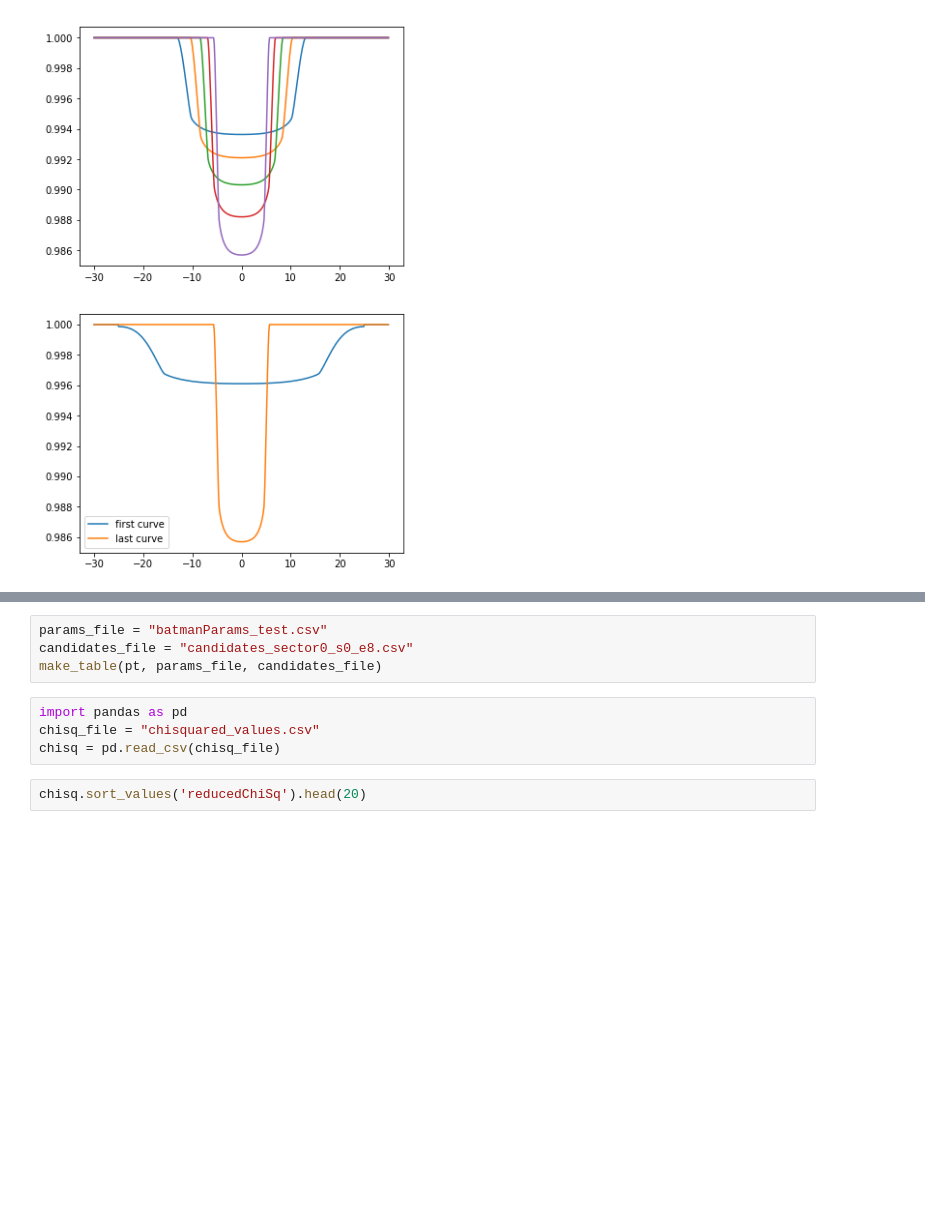
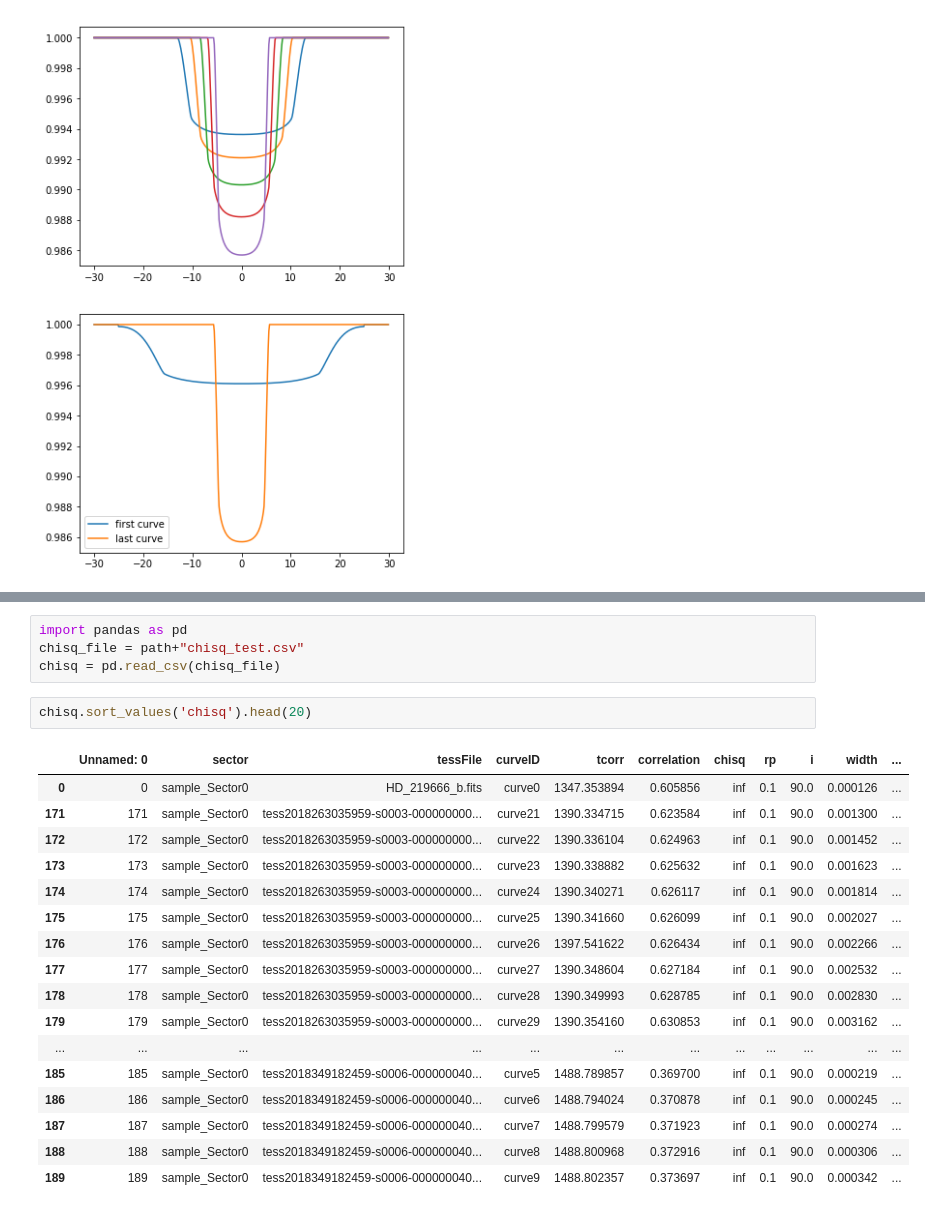
Before and after one commit to cjtu/tess_batman, a Jupyter notebook: code/master_notebook_new.ipynb, the cells around one changed output, grey strips where cells are left out. Saved outputs shown, nothing was run; the diff lists cells and outputs as text; blank space fills up the shorter version.

Commit message:
Update chisq function

```diff
--- a/code/master_notebook_new.ipynb
+++ b/code/master_notebook_new.ipynb
@@ -181,10 +226,24 @@ axs2[2].set_xlabel("time (days)")
-# %%
-params_file = "batmanParams_test.csv"
-candidates_file = "candidates_sector0_s0_e8.csv"
-make_table(pt, params_file, candidates_file)
 # %%
 import pandas as pd
-chisq_file = "chisquared_values.csv"
+chisq_file = path+"chisq_test.csv"
 chisq = pd.read_csv(chisq_file)
 # %%
-chisq.sort_values('reducedChiSq').head(20)
+chisq.sort_values('chisq').head(20)
+# %% [output]
+|  | Unnamed: 0 | sector | tessFile | curveID | tcorr | correlation | chisq | rp | i | width | ... |
+| 0 | 0 | sample_Sector0 | HD_219666_b.fits | curve0 | 1347.353894 | 0.605856 | inf | 0.1 | 90.0 | 0.000126 | ... |
+| 171 | 171 | sample_Sector0 | tess2018263035959-s0003-000000000... | curve21 | 1390.334715 | 0.623584 | inf | 0.1 | 90.0 | 0.001300 | ... |
+| 172 | 172 | sample_Sector0 | tess2018263035959-s0003-000000000... | curve22 | 1390.336104 | 0.624963 | inf | 0.1 | 90.0 | 0.001452 | ... |
+| 173 | 173 | sample_Sector0 | tess2018263035959-s0003-000000000... | curve23 | 1390.338882 | 0.625632 | inf | 0.1 | 90.0 | 0.001623 | ... |
+| 174 | 174 | sample_Sector0 | tess2018263035959-s0003-000000000... | curve24 | 1390.340271 | 0.626117 | inf | 0.1 | 90.0 | 0.001814 | ... |
+| 175 | 175 | sample_Sector0 | tess2018263035959-s0003-000000000... | curve25 | 1390.341660 | 0.626099 | inf | 0.1 | 90.0 | 0.002027 | ... |
+| 176 | 176 | sample_Sector0 | tess2018263035959-s0003-000000000... | curve26 | 1397.541622 | 0.626434 | inf | 0.1 | 90.0 | 0.002266 | ... |
+| 177 | 177 | sample_Sector0 | tess2018263035959-s0003-000000000... | curve27 | 1390.348604 | 0.627184 | inf | 0.1 | 90.0 | 0.002532 | ... |
+| 178 | 178 | sample_Sector0 | tess2018263035959-s0003-000000000... | curve28 | 1390.349993 | 0.628785 | inf | 0.1 | 90.0 | 0.002830 | ... |
+| 179 | 179 | sample_Sector0 | tess2018263035959-s0003-000000000... | curve29 | 1390.354160 | 0.630853 | inf | 0.1 | 90.0 | 0.003162 | ... |
+| ... | ... | ... | ... | ... | ... | ... | ... | ... | ... | ... | ... |
+| 185 | 185 | sample_Sector0 | tess2018349182459-s0006-000000040... | curve5 | 1488.789857 | 0.369700 | inf | 0.1 | 90.0 | 0.000219 | ... |
+| 186 | 186 | sample_Sector0 | tess2018349182459-s0006-000000040... | curve6 | 1488.794024 | 0.370878 | inf | 0.1 | 90.0 | 0.000245 | ... |
+| 187 | 187 | sample_Sector0 | tess2018349182459-s0006-000000040... | curve7 | 1488.799579 | 0.371923 | inf | 0.1 | 90.0 | 0.000274 | ... |
+| 188 | 188 | sample_Sector0 | tess2018349182459-s0006-000000040... | curve8 | 1488.800968 | 0.372916 | inf | 0.1 | 90.0 | 0.000306 | ... |
+| 189 | 189 | sample_Sector0 | tess2018349182459-s0006-000000040... | curve9 | 1488.802357 | 0.373697 | inf | 0.1 | 90.0 | 0.000342 | ... |
```
Also changed, not shown: parts of 8 cells of this notebook, 6 other files.
